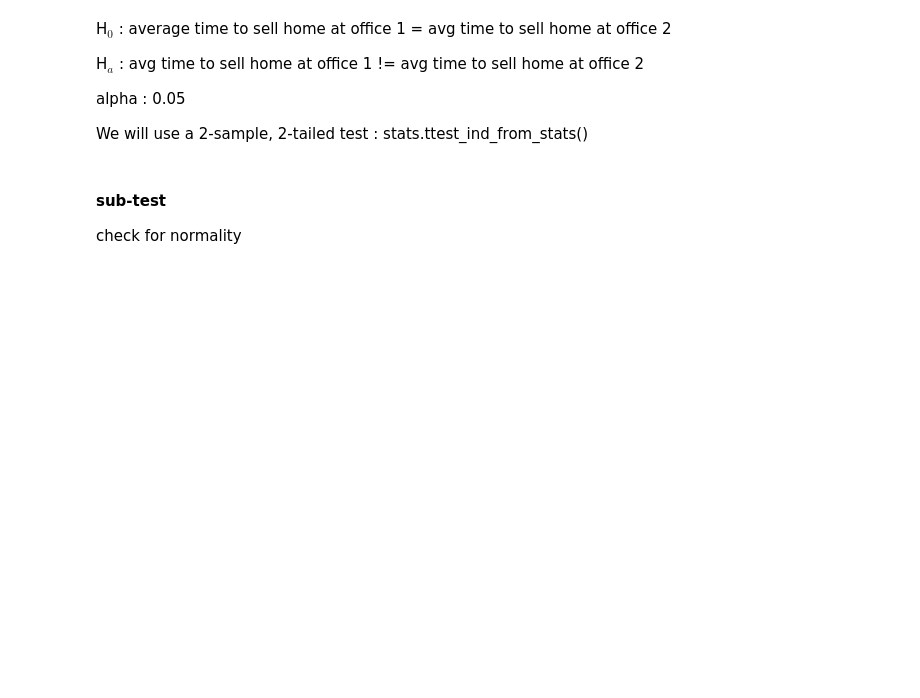
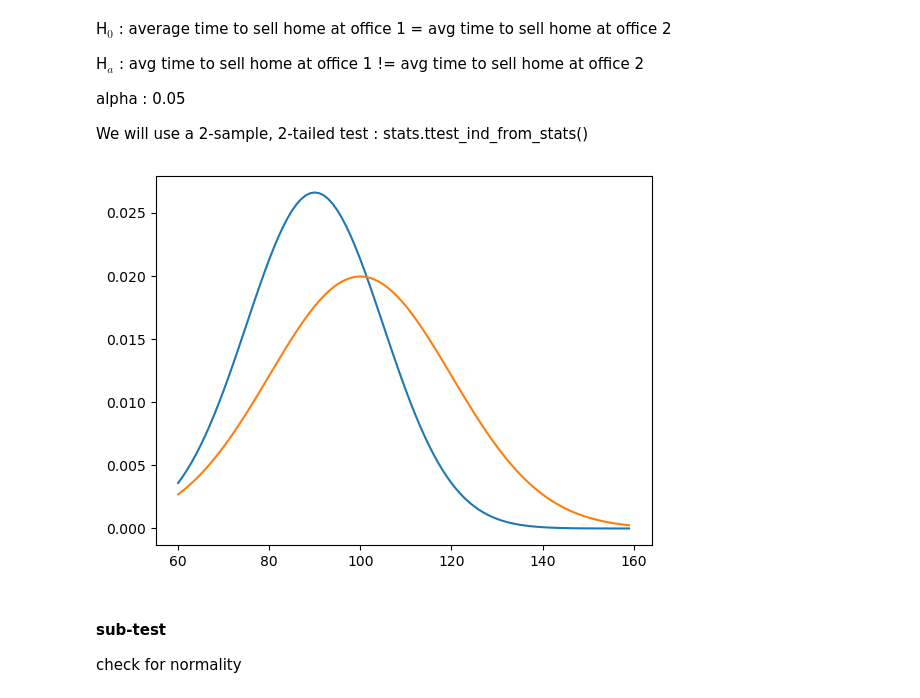
Before and after one commit to Adam-Harris87/statistics-exercises, a Jupyter notebook: hypothesis_testing.ipynb, the cells around one changed output. Cells and saved outputs as stored; diff of their text form; code cells hidden in the pictures; blank space fills up the shorter version.

```diff
--- a/hypothesis_testing.ipynb
+++ b/hypothesis_testing.ipynb
@@ -63,3 +66,11 @@ office_2_stddev = 20
+# %%
+x = np.arange(60,160)
+y = stats.norm(90, 15).pdf(x)
+y2 = stats.norm(100, 20).pdf(x)
+plt.plot(x, y)
+plt.plot(x, y2);
+# %% [output]
+[figure, added]
 # %% [markdown]
 #### sub-test
 check for normality
```
Also changed, not shown: parts of 11 cells of this notebook.
